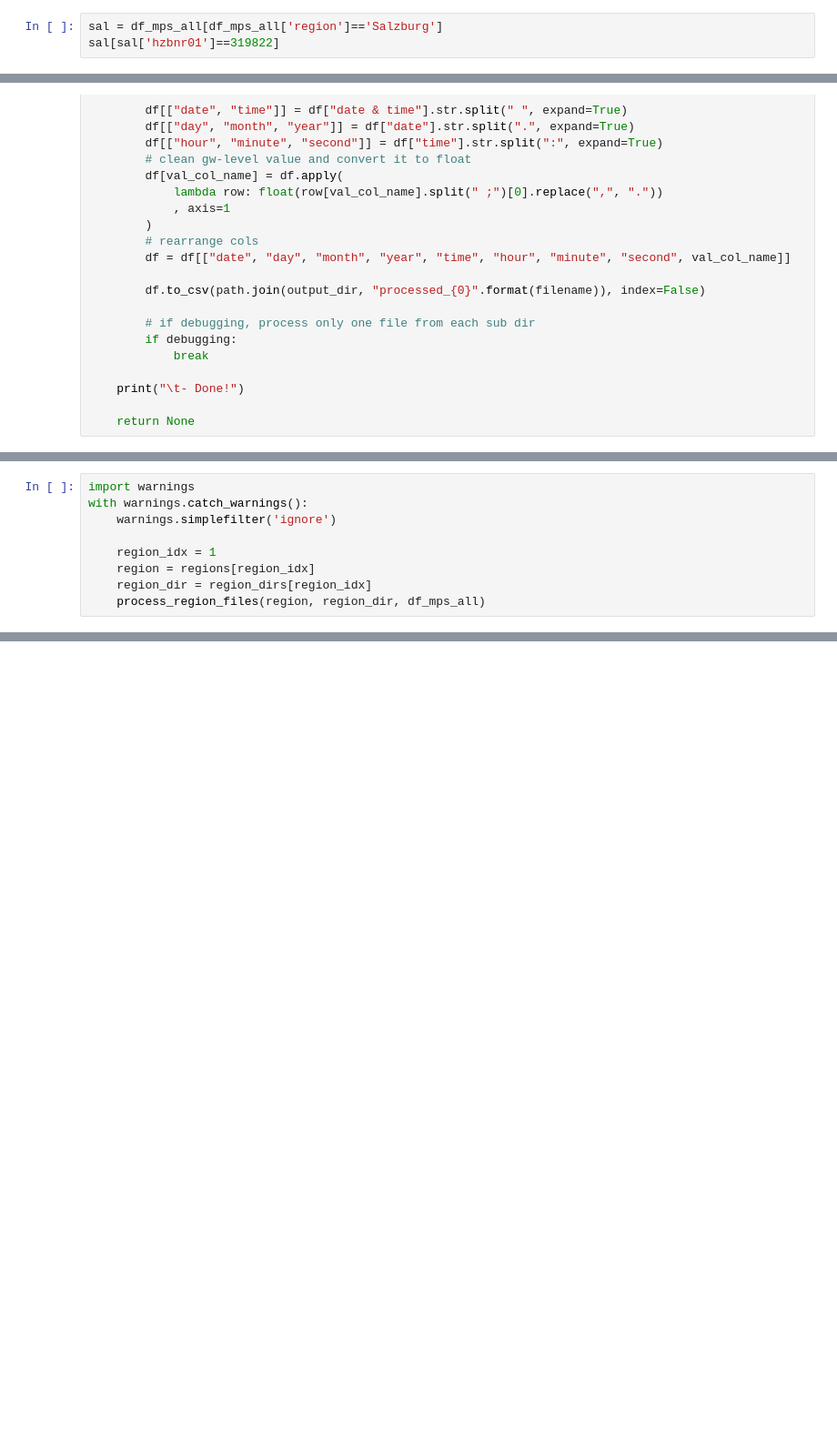
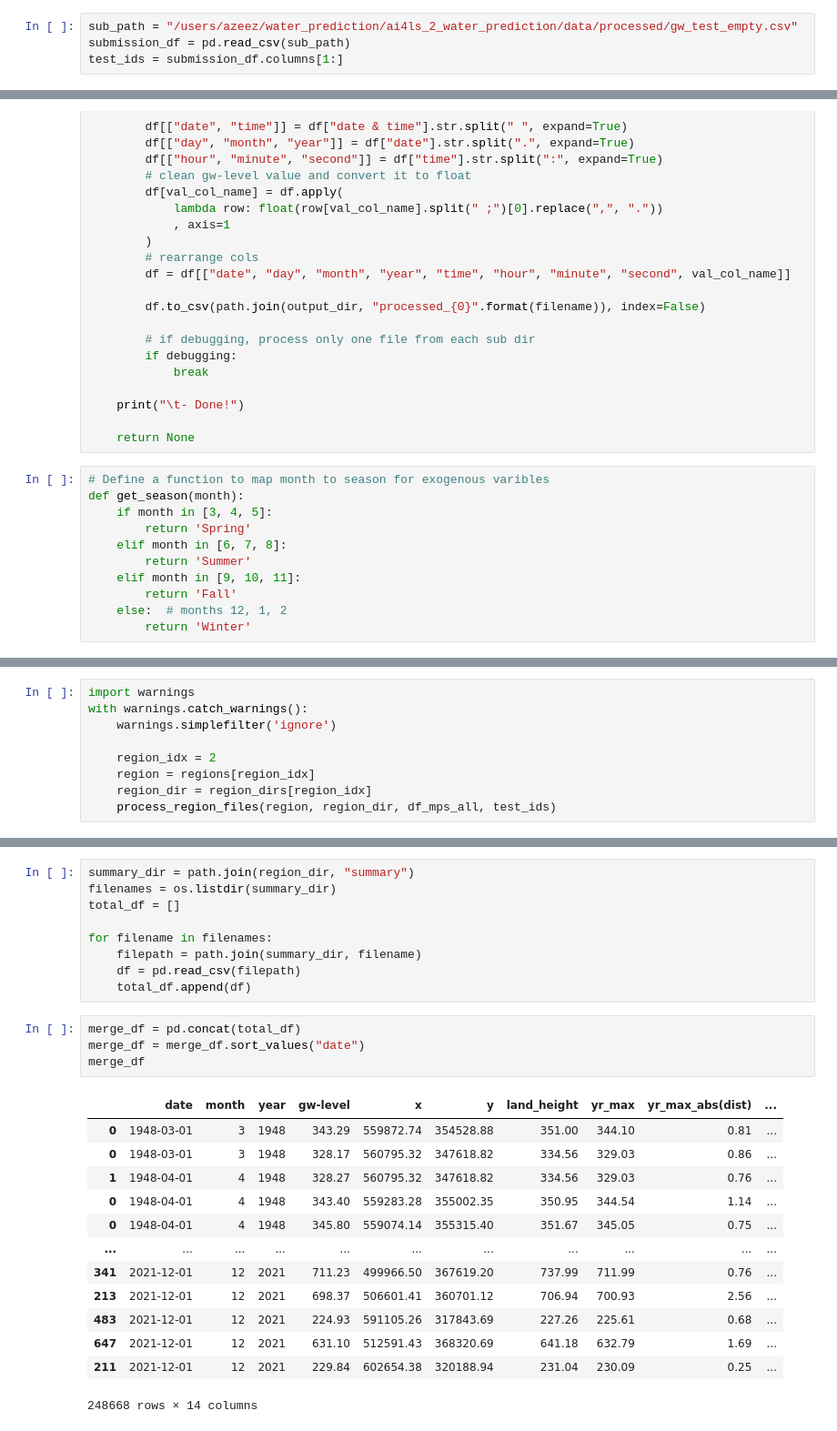
Before and after one commit to Ainard09/ai4ls_2_water_prediction, a Jupyter notebook: notebooks/groundwater_level_preprocess.ipynb, the cells around one changed output, grey strips where cells are left out. Shown: that part at 91% size. Cells and saved outputs as stored; diff of their text form; blank space fills up the shorter version.

```diff
--- a/notebooks/groundwater_level_preprocess.ipynb
+++ b/notebooks/groundwater_level_preprocess.ipynb
@@ -132,5 +132,6 @@ df_mps_all
 | 1711 | 561469.94 | 338366.21 | 6002474 | 325696 | Steiermark | 316.39 | 316.69 | 311.09 | 5.20 |
 1712 rows × 9 columns
 # %%
-sal = df_mps_all[df_mps_all['region']=='Salzburg']
-sal[sal['hzbnr01']==319822]
+sub_path = "/users/azeez/water_prediction/ai4ls_2_water_prediction/data/processed/gw_test_empty.csv"
+submission_df = pd.read_csv(sub_path)
+test_ids = submission_df.columns[1:]
@@ -234,4 +237,15 @@ def process_region_sub_dir(region, region_dir, folder_name, val_col_name, debugg
     print("\t- Done!")
 
     return None
+# %%
+# Define a function to map month to season for exogenous varibles
+def get_season(month):
+    if month in [3, 4, 5]:
+        return 'Spring'
+    elif month in [6, 7, 8]:
+        return 'Summer'
+    elif month in [9, 10, 11]:
+        return 'Fall'
+    else:  # months 12, 1, 2
+        return 'Winter'
 # %%
@@ -412,8 +444,8 @@ import warnings
 with warnings.catch_warnings():
     warnings.simplefilter('ignore')
 
-    region_idx = 1
+    region_idx = 2
     region = regions[region_idx]
     region_dir = region_dirs[region_idx]
-    process_region_files(region, region_dir, df_mps_all)
+    process_region_files(region, region_dir, df_mps_all, test_ids)
 # %% [output]
@@ -421,0 +465,27 @@ with warnings.catch_warnings():
+# %%
+summary_dir = path.join(region_dir, "summary")
+filenames = os.listdir(summary_dir)
+total_df = []
+
+for filename in filenames:
+    filepath = path.join(summary_dir, filename)
+    df = pd.read_csv(filepath)
+    total_df.append(df)
+# %%
+merge_df = pd.concat(total_df)
+merge_df = merge_df.sort_values("date")
+merge_df
+# %% [output]
+|  | date | month | year | gw-level | x | y | land_height | yr_max | yr_max_abs(dist) | ... |
+| 0 | 1948-03-01 | 3 | 1948 | 343.29 | 559872.74 | 354528.88 | 351.00 | 344.10 | 0.81 | ... |
+| 0 | 1948-03-01 | 3 | 1948 | 328.17 | 560795.32 | 347618.82 | 334.56 | 329.03 | 0.86 | ... |
+| 1 | 1948-04-01 | 4 | 1948 | 328.27 | 560795.32 | 347618.82 | 334.56 | 329.03 | 0.76 | ... |
+| 0 | 1948-04-01 | 4 | 1948 | 343.40 | 559283.28 | 355002.35 | 350.95 | 344.54 | 1.14 | ... |
+| 0 | 1948-04-01 | 4 | 1948 | 345.80 | 559074.14 | 355315.40 | 351.67 | 345.05 | 0.75 | ... |
+| ... | ... | ... | ... | ... | ... | ... | ... | ... | ... | ... |
+| 341 | 2021-12-01 | 12 | 2021 | 711.23 | 499966.50 | 367619.20 | 737.99 | 711.99 | 0.76 | ... |
+| 213 | 2021-12-01 | 12 | 2021 | 698.37 | 506601.41 | 360701.12 | 706.94 | 700.93 | 2.56 | ... |
+| 483 | 2021-12-01 | 12 | 2021 | 224.93 | 591105.26 | 317843.69 | 227.26 | 225.61 | 0.68 | ... |
+| 647 | 2021-12-01 | 12 | 2021 | 631.10 | 512591.43 | 368320.69 | 641.18 | 632.79 | 1.69 | ... |
+| 211 | 2021-12-01 | 12 | 2021 | 229.84 | 602654.38 | 320188.94 | 231.04 | 230.09 | 0.25 | ... |
+248668 rows × 14 columns
```
Also changed, not shown: parts of 19 cells of this notebook.
